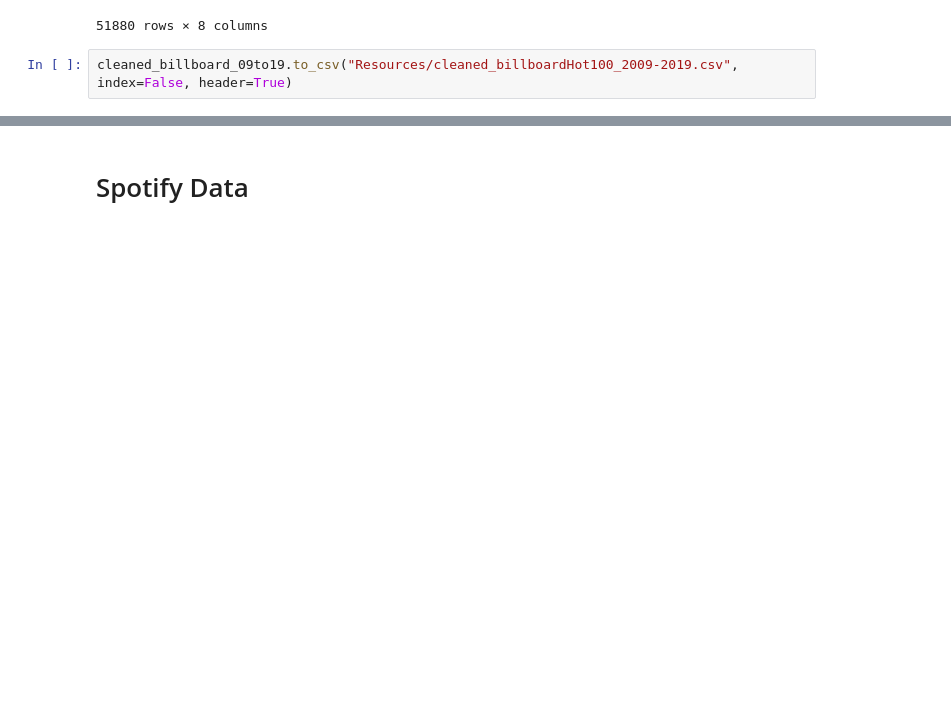
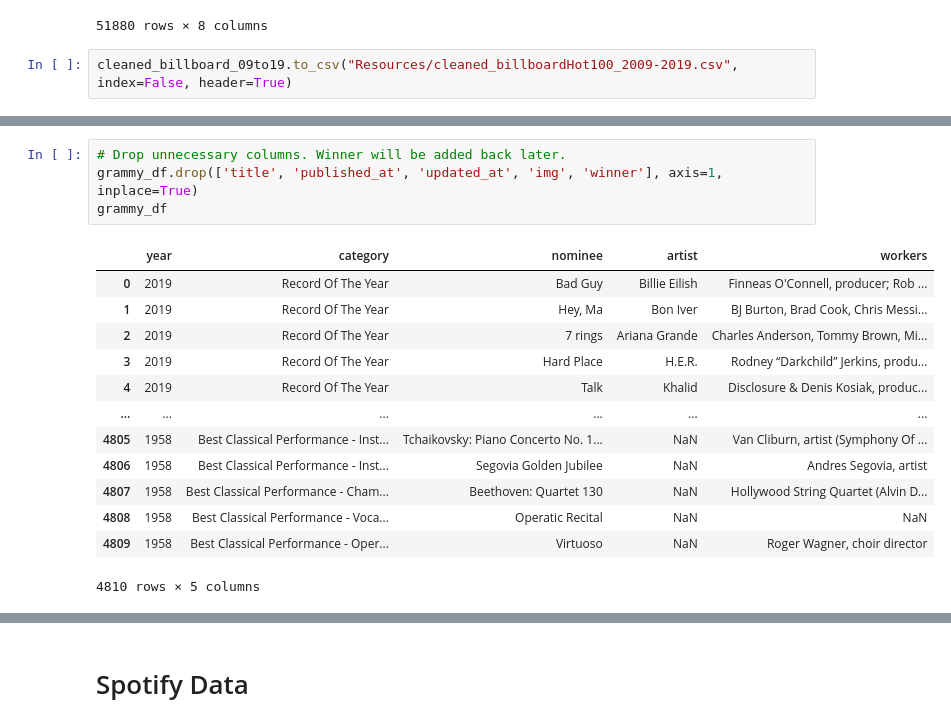
Before and after one commit to AliciaAPerez/ETL_Billboard_Hits_vs_Grammy_Winners, a Jupyter notebook: Billboard_Grammys_Full_Project.ipynb, the cells around one changed output, grey strips where cells are left out. Saved outputs shown, nothing was run; the diff lists cells and outputs as text; blank space fills up the shorter version.

```diff
--- a/Billboard_Grammys_Full_Project.ipynb
+++ b/Billboard_Grammys_Full_Project.ipynb
@@ -178,0 +194,18 @@ NameError: name 'engine' is not defined
+# %%
+# Drop unnecessary columns. Winner will be added back later.
+grammy_df.drop(['title', 'published_at', 'updated_at', 'img', 'winner'], axis=1, inplace=True)
+grammy_df
+# %% [output]
+|  | year | category | nominee | artist | workers |
+| 0 | 2019 | Record Of The Year | Bad Guy | Billie Eilish | Finneas O'Connell, producer; Rob ... |
+| 1 | 2019 | Record Of The Year | Hey, Ma | Bon Iver | BJ Burton, Brad Cook, Chris Messi... |
+| 2 | 2019 | Record Of The Year | 7 rings | Ariana Grande | Charles Anderson, Tommy Brown, Mi... |
+| 3 | 2019 | Record Of The Year | Hard Place | H.E.R. | Rodney “Darkchild” Jerkins, produ... |
+| 4 | 2019 | Record Of The Year | Talk | Khalid | Disclosure & Denis Kosiak, produc... |
+| ... | ... | ... | ... | ... | ... |
+| 4805 | 1958 | Best Classical Performance - Inst... | Tchaikovsky: Piano Concerto No. 1... | NaN | Van Cliburn, artist (Symphony Of ... |
+| 4806 | 1958 | Best Classical Performance - Inst... | Segovia Golden Jubilee | NaN | Andres Segovia, artist |
+| 4807 | 1958 | Best Classical Performance - Cham... | Beethoven: Quartet 130 | NaN | Hollywood String Quartet (Alvin D... |
+| 4808 | 1958 | Best Classical Performance - Voca... | Operatic Recital | NaN | NaN |
+| 4809 | 1958 | Best Classical Performance - Oper... | Virtuoso | NaN | Roger Wagner, choir director |
+4810 rows × 5 columns
```
Also changed, not shown: parts of 30 cells of this notebook, 2 other files.
